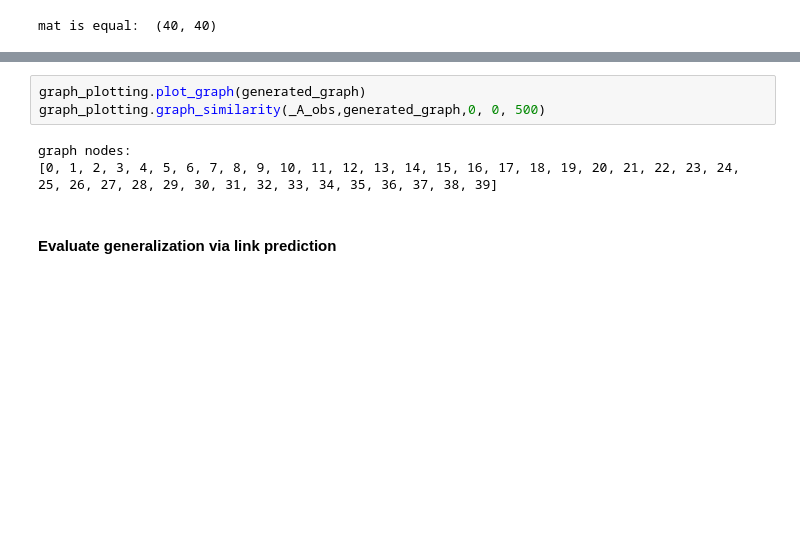
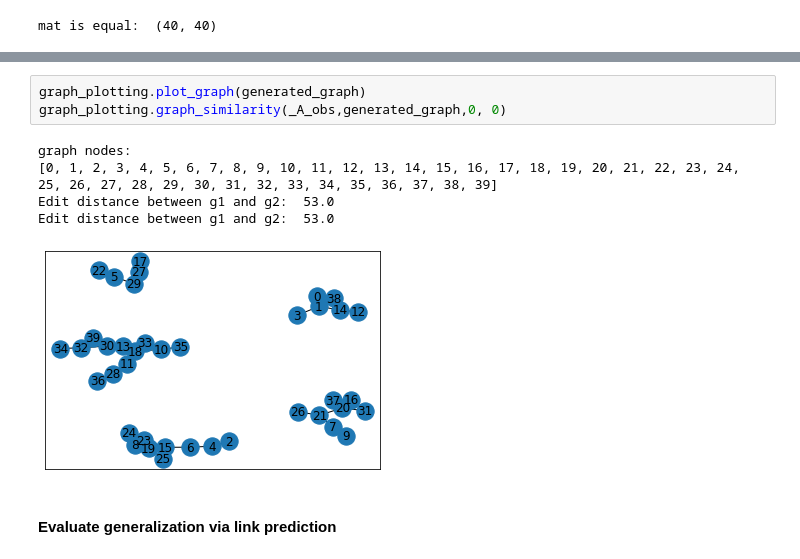
Before and after one commit to jku-win-se/netgan, a Jupyter notebook: demo.ipynb, the cells around one changed output, grey strips where cells are left out. Saved outputs shown, nothing was run; the diff lists cells and outputs as text; blank space fills up the shorter version.

```diff
--- a/demo.ipynb
+++ b/demo.ipynb
@@ -282,9 +273,12 @@ graph nodes:
 # %%
 graph_plotting.plot_graph(generated_graph)
-graph_plotting.graph_similarity(_A_obs,generated_graph,0, 0, 500)
+graph_plotting.graph_similarity(_A_obs,generated_graph,0, 0)
 # %% [output]
 graph nodes:
 [0, 1, 2, 3, 4, 5, 6, 7, 8, 9, 10, 11, 12, 13, 14, 15, 16, 17, 18, 19, 20, 21, 22, 23, 24, 25, 26, 27, 28, 29, 30, 31, 32, 33, 34, 35, 36, 37, 38, 39]
+Edit distance between g1 and g2:  53.0
+Edit distance between g1 and g2:  53.0
+[figure, added]
 # %% [markdown]
 #### Evaluate generalization via link prediction
 # %%
```
Also changed, not shown: parts of 8 cells of this notebook, 1 other file.
